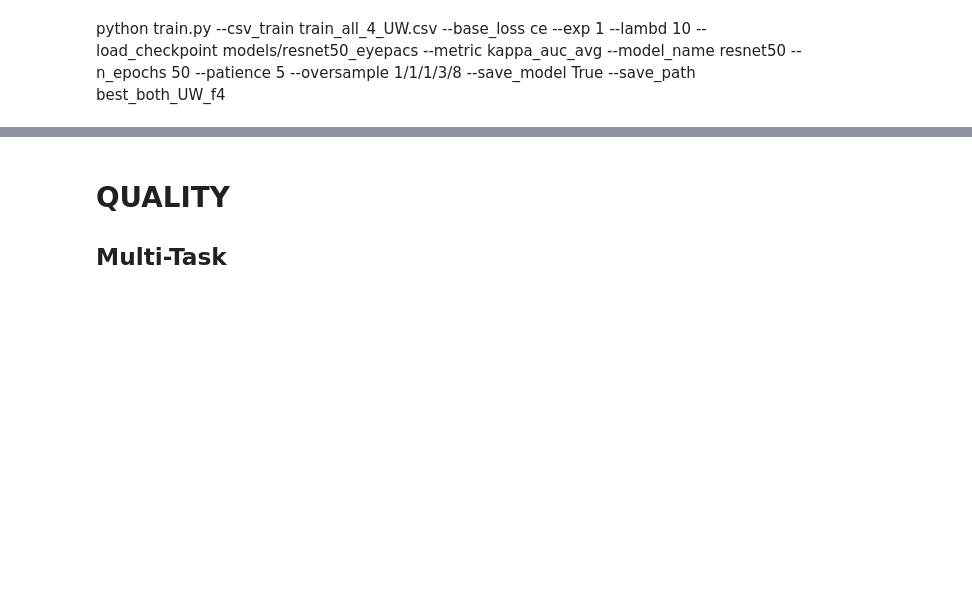
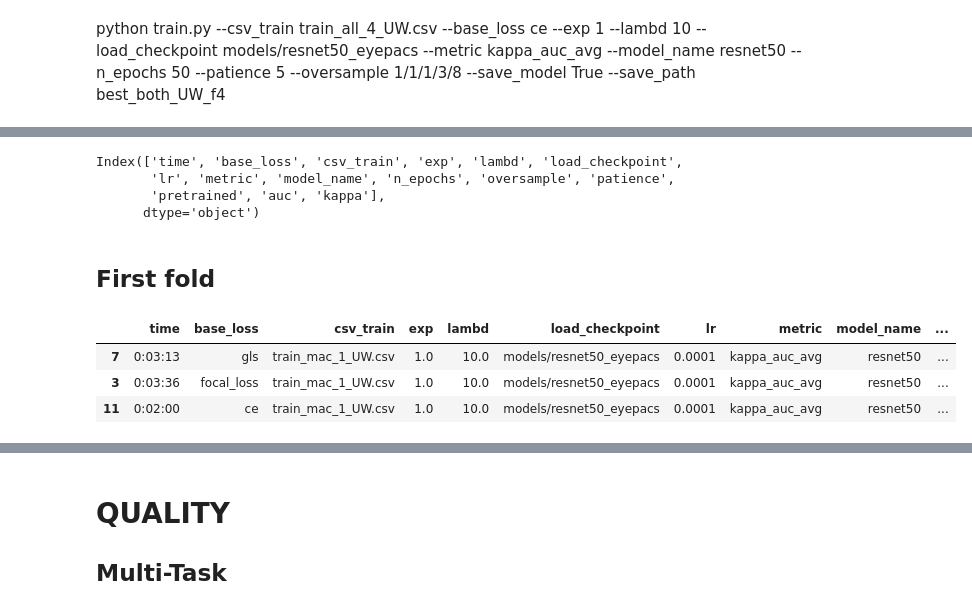
Before and after one commit to agaldran/deep_dr, a Jupyter notebook: analyze_csvs_FINAL.ipynb, the cells around one changed output, grey strips where cells are left out. Drawn from its saved outputs; the diff is of its cells as text; code cells hidden in the pictures; blank space fills up the shorter version.

Commit message:
oversample in multitask

```diff
--- a/analyze_csvs_FINAL.ipynb
+++ b/analyze_csvs_FINAL.ipynb
@@ -432,0 +489,25 @@ python train.py --csv_train train_all_4_UW.csv --base_loss ce --exp 1 --lambd 10
+# %%
+df_all = pd.read_csv('results_multi_split_fundus_mac_UW.csv')
+# %%
+df_all = df_all.drop(['run', 'operation', 'started', 'status', 'label', 'batch_size', 'decay_f', 'acc',
+        'optimizer', 'save_model', 'step'], axis=1)
+df_all.columns
+# %% [output]
+Index(['time', 'base_loss', 'csv_train', 'exp', 'lambd', 'load_checkpoint',
+       'lr', 'metric', 'model_name', 'n_epochs', 'oversample', 'patience',
+       'pretrained', 'auc', 'kappa'],
+      dtype='object')
+# %%
+df_train1 = df_all[df_all.csv_train=='train_mac_1_UW.csv']
+df_train2 = df_all[df_all.csv_train=='train_mac_2_UW.csv']
+df_train3 = df_all[df_all.csv_train=='train_mac_3_UW.csv']
+df_train4 = df_all[df_all.csv_train=='train_mac_4_UW.csv']
+# %% [markdown]
+## First fold
+# %%
+df_train1.sort_values('kappa', ascending=False).head(5)
+# %% [output]
+|  | time | base_loss | csv_train | exp | lambd | load_checkpoint | lr | metric | model_name | ... |
+| 7 | 0:03:13 | gls | train_mac_1_UW.csv | 1.0 | 10.0 | models/resnet50_eyepacs | 0.0001 | kappa_auc_avg | resnet50 | ... |
+| 3 | 0:03:36 | focal_loss | train_mac_1_UW.csv | 1.0 | 10.0 | models/resnet50_eyepacs | 0.0001 | kappa_auc_avg | resnet50 | ... |
+| 11 | 0:02:00 | ce | train_mac_1_UW.csv | 1.0 | 10.0 | models/resnet50_eyepacs | 0.0001 | kappa_auc_avg | resnet50 | ... |
```
Also changed, not shown: parts of 151 cells of this notebook, 2 other files.
